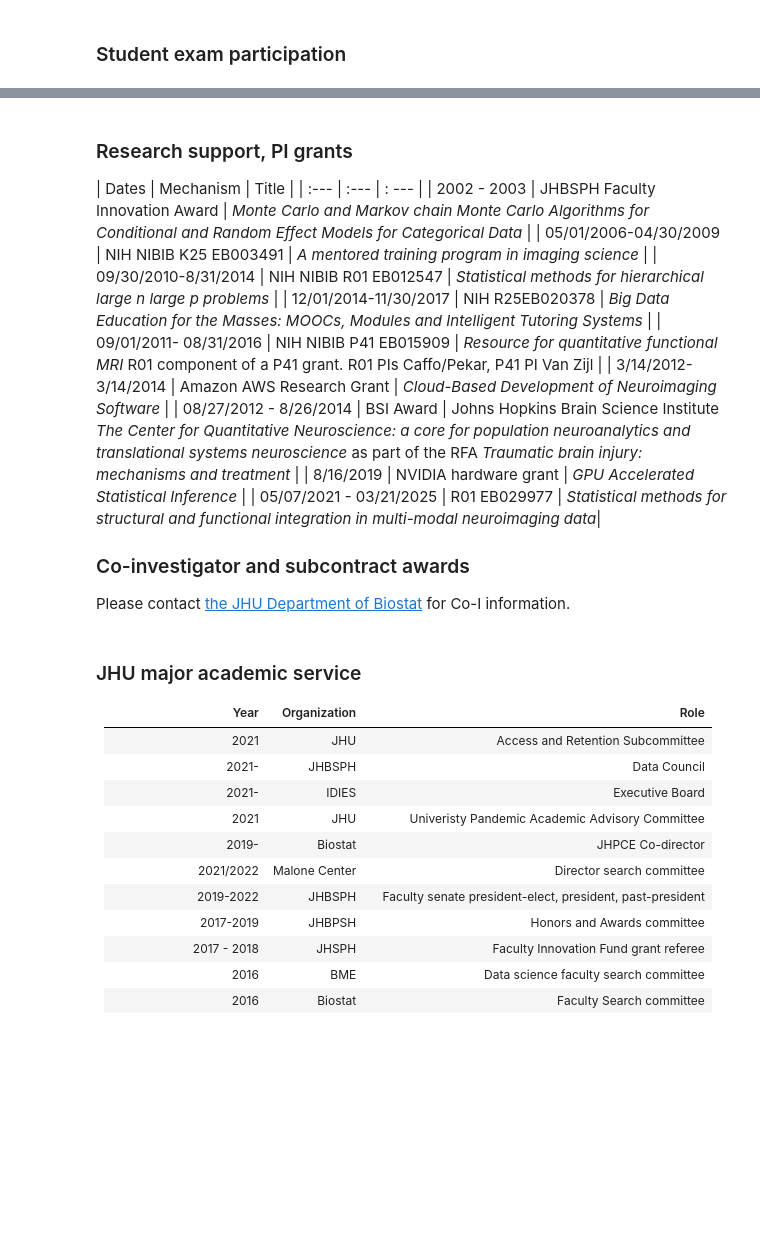
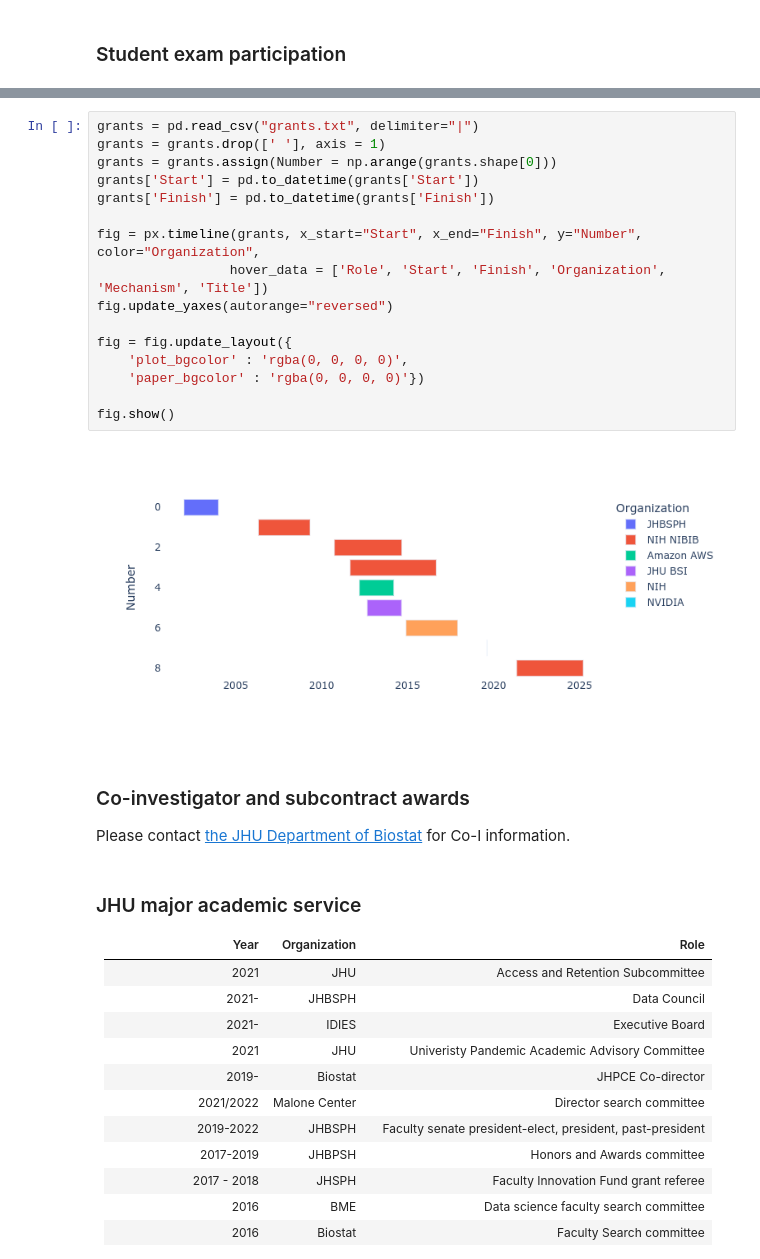
Before and after one commit to bcaffo/cv, a Jupyter notebook: cvJupyter.ipynb, the cells around one changed output, grey strips where cells are left out. Saved outputs shown, nothing was run; the diff lists cells and outputs as text; blank space fills up the shorter version.

```diff
--- a/cvJupyter.ipynb
+++ b/cvJupyter.ipynb
@@ -355,19 +337,22 @@ fig.show()
+# %%
+grants = pd.read_csv("grants.txt", delimiter="|")
+grants = grants.drop([' '], axis = 1)
+grants = grants.assign(Number = np.arange(grants.shape[0]))
+grants['Start'] = pd.to_datetime(grants['Start'])
+grants['Finish'] = pd.to_datetime(grants['Finish'])
+
+fig = px.timeline(grants, x_start="Start", x_end="Finish", y="Number", color="Organization",
+                 hover_data = ['Role', 'Start', 'Finish', 'Organization', 'Mechanism', 'Title'])
+fig.update_yaxes(autorange="reversed")
+
+fig = fig.update_layout({
+    'plot_bgcolor' : 'rgba(0, 0, 0, 0)',
+    'paper_bgcolor' : 'rgba(0, 0, 0, 0)'})
+
+fig.show()
+# %% [output]
+[figure, added]
 # %% [markdown]
-### Research support, PI grants
-
-| Dates | Mechanism | Title |
-| :--- | :--- | : --- |
-| 2002 - 2003 | JHBSPH Faculty Innovation Award | *Monte Carlo and Markov chain Monte Carlo Algorithms for Conditional and Random Effect Models for Categorical Data* |
-| 05/01/2006-04/30/2009  | NIH NIBIB K25 EB003491 | *A mentored training program in imaging science* |
-| 09/30/2010-8/31/2014   | NIH NIBIB R01 EB012547 | *Statistical methods for hierarchical large n large p problems* |
-| 12/01/2014-11/30/2017  | NIH R25EB020378        | *Big Data Education for the Masses: MOOCs, Modules and Intelligent Tutoring Systems* |
-| 09/01/2011- 08/31/2016 | NIH NIBIB P41 EB015909 | *Resource for quantitative functional MRI* R01 component of a P41 grant. R01 PIs Caffo/Pekar, P41 PI Van Zijl |
-| 3/14/2012-3/14/2014 | Amazon AWS Research Grant | *Cloud-Based Development of Neuroimaging Software* |
-| 08/27/2012 - 8/26/2014 | BSI Award | Johns Hopkins Brain Science Institute *The Center for Quantitative Neuroscience: a core for population neuroanalytics and translational systems neuroscience* as part of the RFA *Traumatic brain injury: mechanisms and treatment* |
-| 8/16/2019 | NVIDIA hardware grant | *GPU Accelerated Statistical Inference* |
-| 05/07/2021 - 03/21/2025 | R01 EB029977 | *Statistical methods for structural and functional integration in multi-modal neuroimaging data*|
-
-
 ### Co-investigator and subcontract awards
 Please contact [the JHU Department of Biostat](https://publichealth.jhu.edu/departments/biostatistics) for Co-I information.
 # %% [markdown]
```
Also changed, not shown: parts of 7 cells of this notebook, 7 other files.
